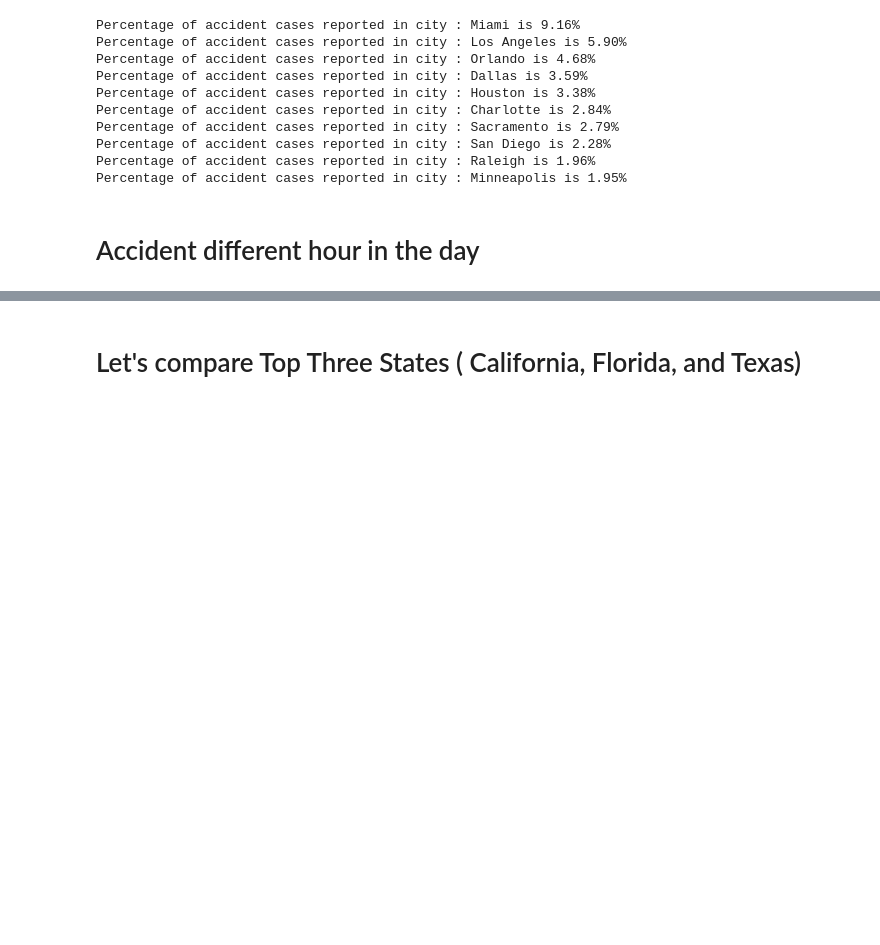
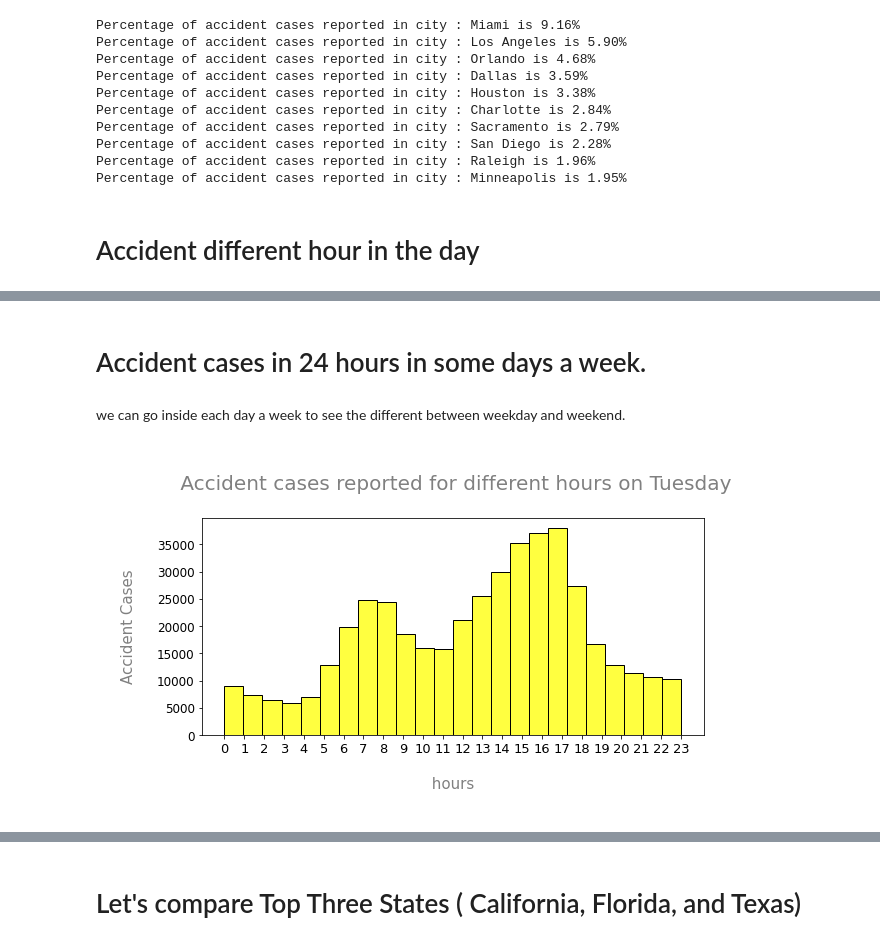
Before and after one commit to bring-nirachornkul/US-Accident-CSCE-5310, a Jupyter notebook: US Accident.ipynb, the cells around one changed output, grey strips where cells are left out. Drawn from its saved outputs; the diff is of its cells as text; code cells hidden in the pictures; blank space fills up the shorter version.

```diff
--- a/US Accident.ipynb
+++ b/US Accident.ipynb
@@ -215,0 +219,20 @@ plt.show()
+# %% [markdown]
+# Accident cases in 24 hours in some days a week.
+# %% [markdown]
+we can go inside each day a week to see the different between weekday and weekend.
+# %%
+# Let's bring Tueday to be weekday sample.
+plt.figure(figsize=(9,4))
+plt.title('\n Accident cases reported for different hours on Tuesday\n', size=20, color='grey')
+plt.xlabel('\n hours \n', fontsize=15, color='grey')
+plt.ylabel('\nAccident Cases\n', fontsize=15, color='grey')
+plt.xticks(fontsize=13)
+plt.yticks(fontsize=12)
+
+tuesday = us_data.Start_Time[us_data.Start_Time.dt.dayofweek==1]
+a = sns.histplot(tuesday.dt.hour,bins=24,color="yellow")
+a.xaxis.set_ticks(range(0,24))
+# More accidents take place in the morning and in the evening after people are going to/coming from their job.
+plt.show()
+# %% [output]
+[figure, added]
```
Also changed, not shown: parts of 10 cells of this notebook.
